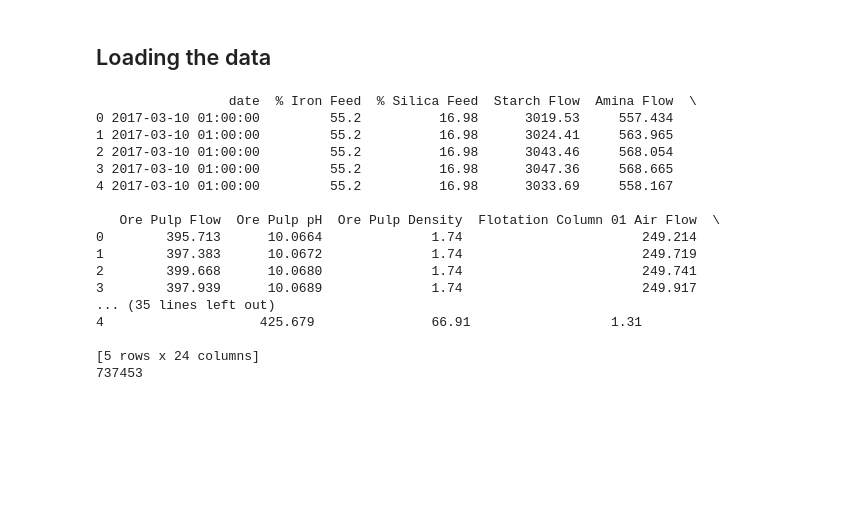
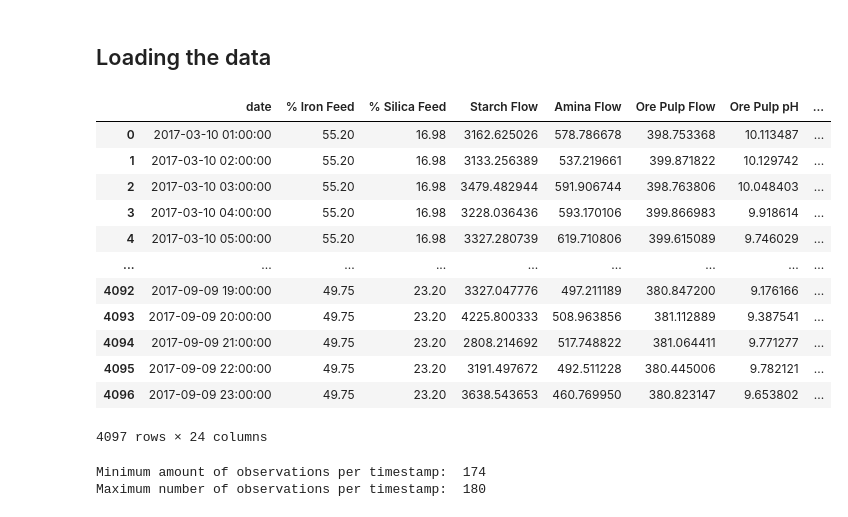
Before and after one commit to EskelinenElias/ADAML-project1, a Jupyter notebook: ADAML_project1.ipynb, the cells around one changed output. Saved outputs shown, nothing was run; the diff lists cells and outputs as text; code cells hidden in the pictures; blank space fills up the shorter version.

```diff
--- a/ADAML_project1.ipynb
+++ b/ADAML_project1.ipynb
@@ -30,36 +34,39 @@ Breakdown of the points:
 # %%
-import numpy as np
-import pandas as pd
-
 path = "data.csv"
 data = pd.read_csv(path)
 
 # Format date column
 data['date'] = pd.to_datetime(data['date'], format='%Y-%m-%d %H:%M:%S')
 
 # Format other columns
 for column in data.columns[1:]:
 
     data[column] = data[column].str.replace(',', '.')
     data[column] = data[column].astype(float)
 
-print(data.head())
-print(len(data))
+resampled_data = data.groupby("date").mean(numeric_only=True).reset_index()
+
+resampled_data
 # %% [output]
+|  | date | % Iron Feed | % Silica Feed | Starch Flow | Amina Flow | Ore Pulp Flow | Ore Pulp pH | ... |
+| 0 | 2017-03-10 01:00:00 | 55.20 | 16.98 | 3162.625026 | 578.786678 | 398.753368 | 10.113487 | ... |
+| 1 | 2017-03-10 02:00:00 | 55.20 | 16.98 | 3133.256389 | 537.219661 | 399.871822 | 10.129742 | ... |
+| 2 | 2017-03-10 03:00:00 | 55.20 | 16.98 | 3479.482944 | 591.906744 | 398.763806 | 10.048403 | ... |
+| 3 | 2017-03-10 04:00:00 | 55.20 | 16.98 | 3228.036436 | 593.170106 | 399.866983 | 9.918614 | ... |
+| 4 | 2017-03-10 05:00:00 | 55.20 | 16.98 | 3327.280739 | 619.710806 | 399.615089 | 9.746029 | ... |
+| ... | ... | ... | ... | ... | ... | ... | ... | ... |
+| 4092 | 2017-09-09 19:00:00 | 49.75 | 23.20 | 3327.047776 | 497.211189 | 380.847200 | 9.176166 | ... |
+| 4093 | 2017-09-09 20:00:00 | 49.75 | 23.20 | 4225.800333 | 508.963856 | 381.112889 | 9.387541 | ... |
+| 4094 | 2017-09-09 21:00:00 | 49.75 | 23.20 | 2808.214692 | 517.748822 | 381.064411 | 9.771277 | ... |
+| 4095 | 2017-09-09 22:00:00 | 49.75 | 23.20 | 3191.497672 | 492.511228 | 380.445006 | 9.782121 | ... |
+| 4096 | 2017-09-09 23:00:00 | 49.75 | 23.20 | 3638.543653 | 460.769950 | 380.823147 | 9.653802 | ... |
-                 date  % Iron Feed  % Silica Feed  Starch Flow  Amina Flow  \
-0 2017-03-10 01:00:00         55.2          16.98      3019.53     557.434
-1 2017-03-10 01:00:00         55.2          16.98      3024.41     563.965
-2 2017-03-10 01:00:00         55.2          16.98      3043.46     568.054
-3 2017-03-10 01:00:00         55.2          16.98      3047.36     568.665
-4 2017-03-10 01:00:00         55.2          16.98      3033.69     558.167
-
-   Ore Pulp Flow  Ore Pulp pH  Ore Pulp Density  Flotation Column 01 Air Flow  \
-0        395.713      10.0664              1.74                       249.214
-1        397.383      10.0672              1.74                       249.719
-2        399.668      10.0680              1.74                       249.741
-3        397.939      10.0689              1.74                       249.917
-... (35 lines left out)
-4                    425.679               66.91                  1.31
-
-[5 rows x 24 columns]
-737453
+4097 rows × 24 columns
+# %%
+count_data = data.groupby("date").count()
+print( "Minimum amount of observations per timestamp: ", count_data.iloc[:,0].min() )
+print( "Maximum number of observations per timestamp: ", count_data.iloc[:,0].max() )
+
+print( data.groupby("date").count() )
+# %% [output]
+Minimum amount of observations per timestamp:  174
+Maximum number of observations per timestamp:  180
```
Also changed, not shown: parts of 6 cells of this notebook.
